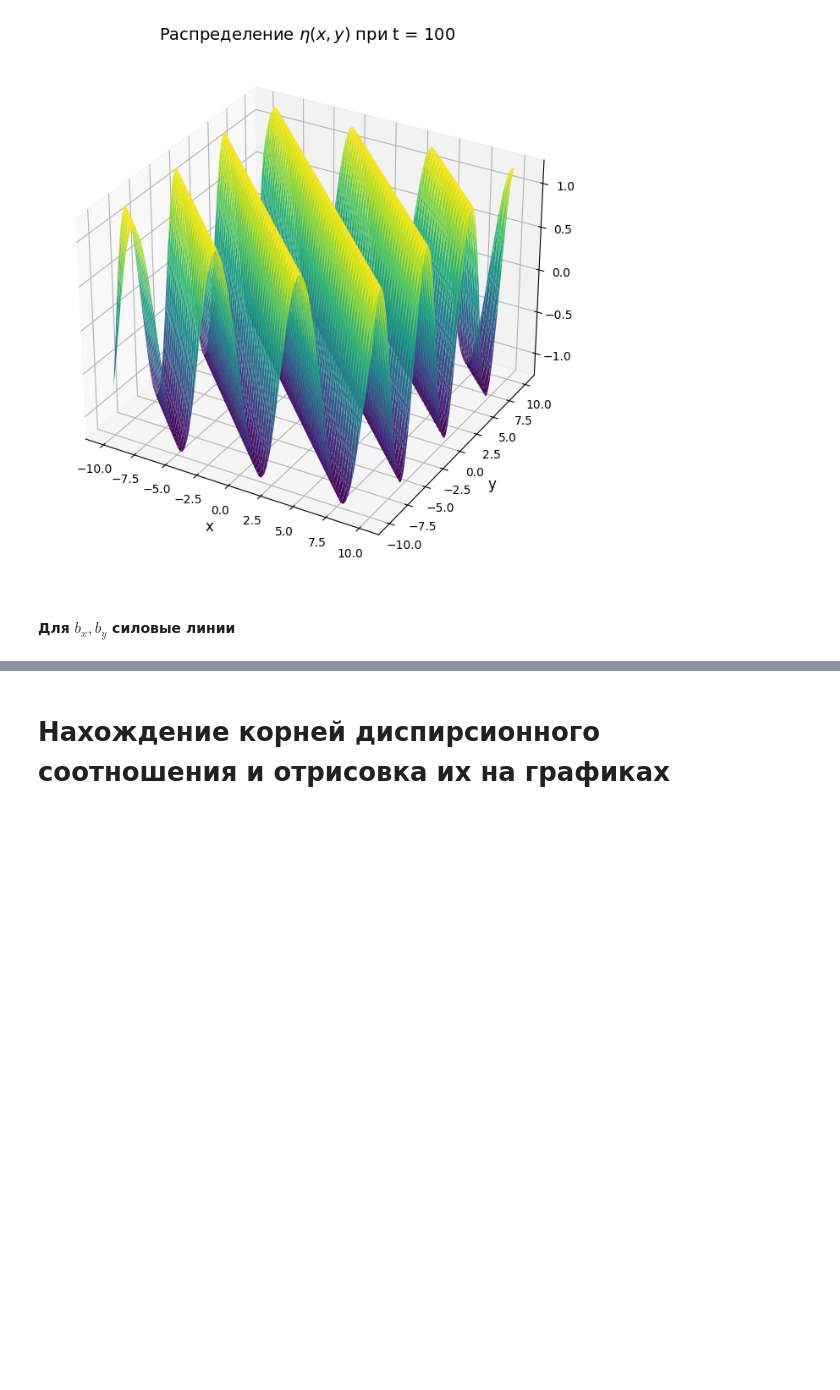
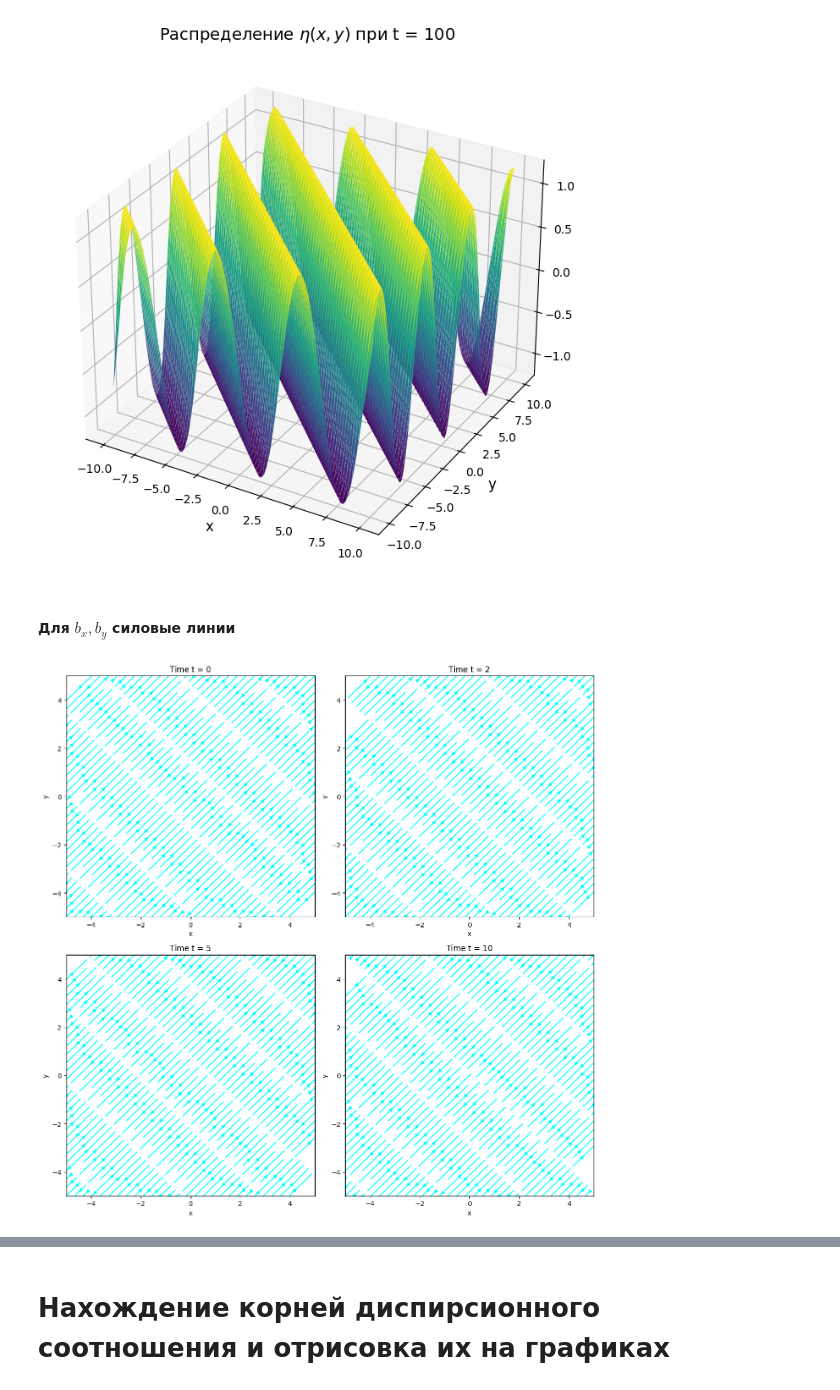
Before and after one commit to ilsurgumerov/MHD_Rotating_Fluids, a Jupyter notebook: MHD.ipynb, the cells around one changed output, grey strips where cells are left out. Cells and saved outputs as stored; diff of their text form; code cells hidden in the pictures; blank space fills up the shorter version.

```diff
--- a/MHD.ipynb
+++ b/MHD.ipynb
@@ -330,3 +324,65 @@ plt.show()
 [figure]
 # %% [markdown]
 #### Для $b_x, b_y$ силовые линии
+# %%
+import numpy as np
+import sympy as sp
+import matplotlib.pyplot as plt
+from sympy.utilities.lambdify import lambdify
+
+# Ваши выражения для B_x и B_y (пример)
+bx_expr = bx  # Ваше выражение для B_x
+by_expr = by  # Ваше выражение для B_y
+
+# Подстановка численных значений параметров
+parameter_values = {
+    A: 1.0,
+    alpha: 1.0,
+    mu: 1.0,
+    rho: 1.0,
+    sigma_1: 0.5,  # Re(σ)
+    sigma_2: -0.1,  # Im(σ) (затухание)
+    b_0x: 1.0,
+    b_0y: 1.0,
+    k: 1.0,
+    l: 1.0
+}
+
+# Подставляем параметры в выражения
+bx_substituted = bx_expr.subs(parameter_values)
+by_substituted = by_expr.subs(parameter_values)
+
+# Преобразуем в численные функции
+bx_func = lambdify((x, y, t), bx_substituted, modules='numpy')
+by_func = lambdify((x, y, t), by_substituted, modules='numpy')
+
+# Сетка координат и времени
+x_vals = np.linspace(-5, 5, 30)
+y_vals = np.linspace(-5, 5, 30)
+X, Y = np.meshgrid(x_vals, y_vals)
+times = [0, 2, 5, 10]  # Моменты времени
+
+# Построение графиков
+fig, axes = plt.subplots(2, 2, figsize=(12, 12))
+axes = axes.flatten()
+
+for idx, t_val in enumerate(times):
+    # Вычисляем B_x и B_y для текущего времени
+    Bx = bx_func(X, Y, t_val)
+    By = by_func(X, Y, t_val)
+
+    # Нормировка для визуализации
+    norm = np.sqrt(Bx**2 + By**2) + 1e-6  # Чтобы избежать деления на ноль
+    Bx_norm = Bx / norm
+    By_norm = By / norm
+
+    # Силовые линии
+    axes[idx].streamplot(X, Y, Bx_norm, By_norm, color='cyan', density=1)
+    axes[idx].set_title(f"Time t = {t_val}")
+    axes[idx].set_xlabel("x")
+    axes[idx].set_ylabel("y")
+
+plt.tight_layout()
+plt.show()
+# %% [output]
+[figure, added]
```
Also changed, not shown: parts of 18 cells of this notebook.
